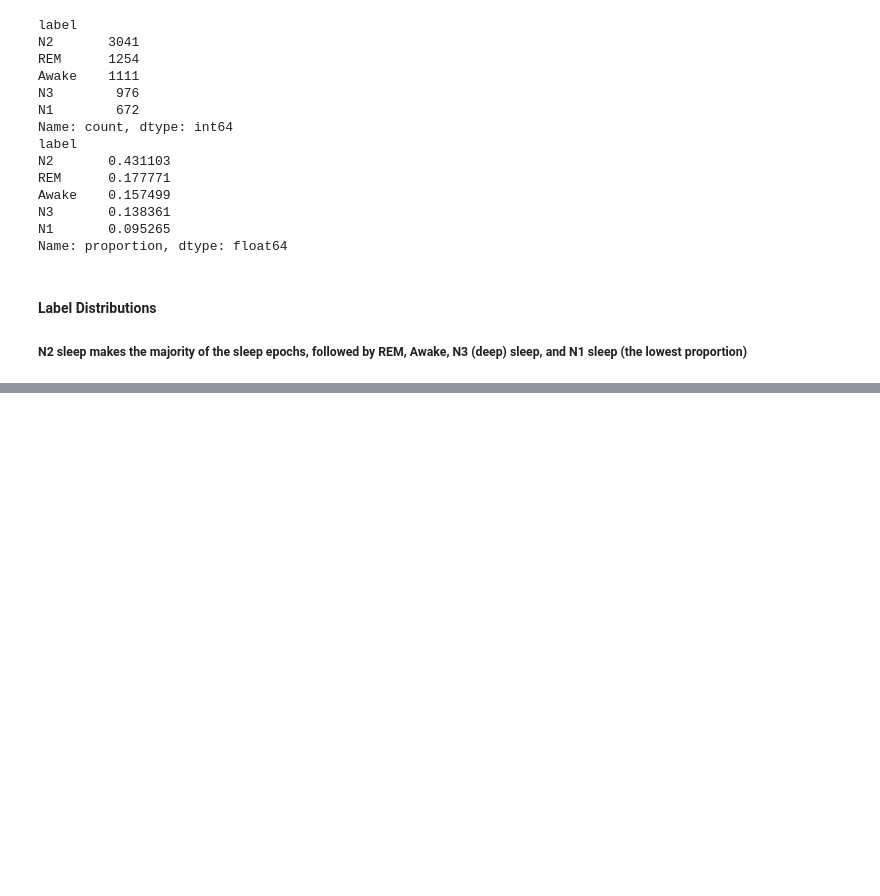
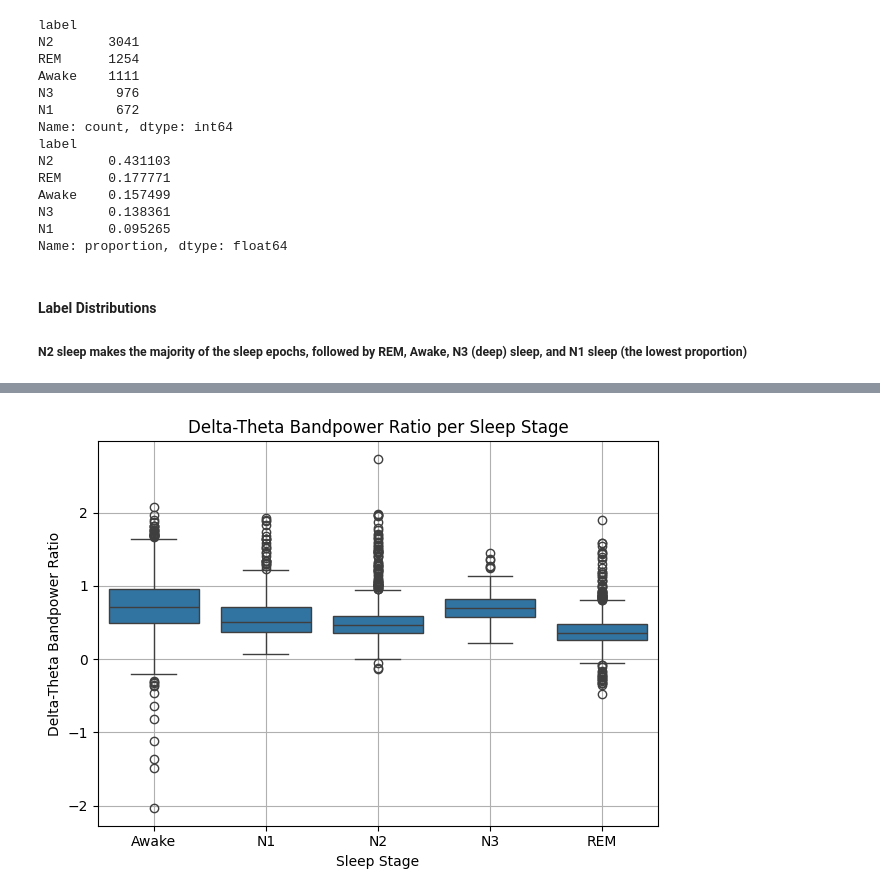
Before and after one commit to reyjm111/Sleep-Stage-Classification, a Jupyter notebook: eda.ipynb, the cells around one changed output, grey strips where cells are left out. Cells and saved outputs as stored; diff of their text form; code cells hidden in the pictures; blank space fills up the shorter version.

```diff
--- a/eda.ipynb
+++ b/eda.ipynb
@@ -168,0 +181,10 @@ sns.boxplot(feature_df, x='label', y='spectral_entropy')
+# %%
+# Delta-Theta Ratio vs Sleep Stage
+sns.boxplot(feature_df, x='label', y='delta_theta_ratio')
+plt.title('Delta-Theta Bandpower Ratio per Sleep Stage')
+plt.xlabel('Sleep Stage')
+plt.ylabel('Delta-Theta Bandpower Ratio')
+plt.grid()
+plt.tight_layout()
+# %% [output]
+[figure, added]
```
Also changed, not shown: parts of 22 cells of this notebook.
